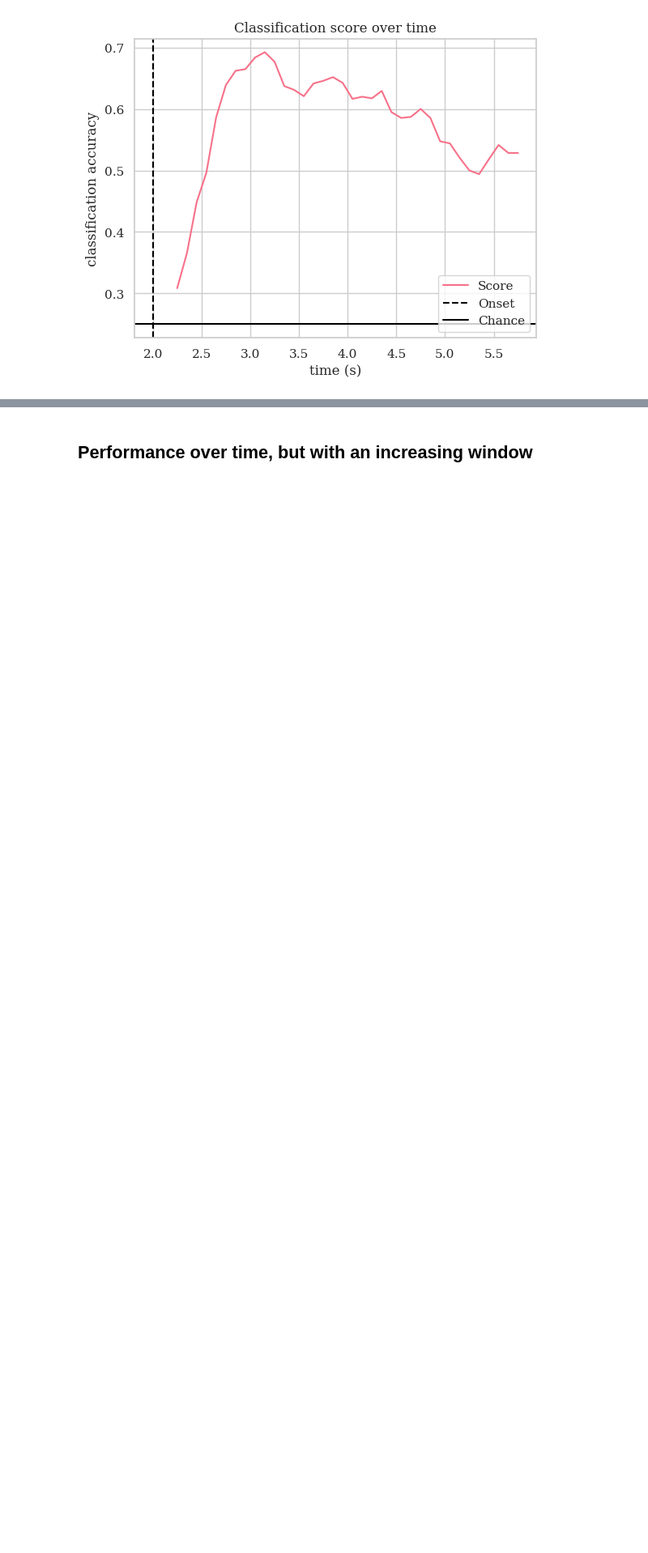
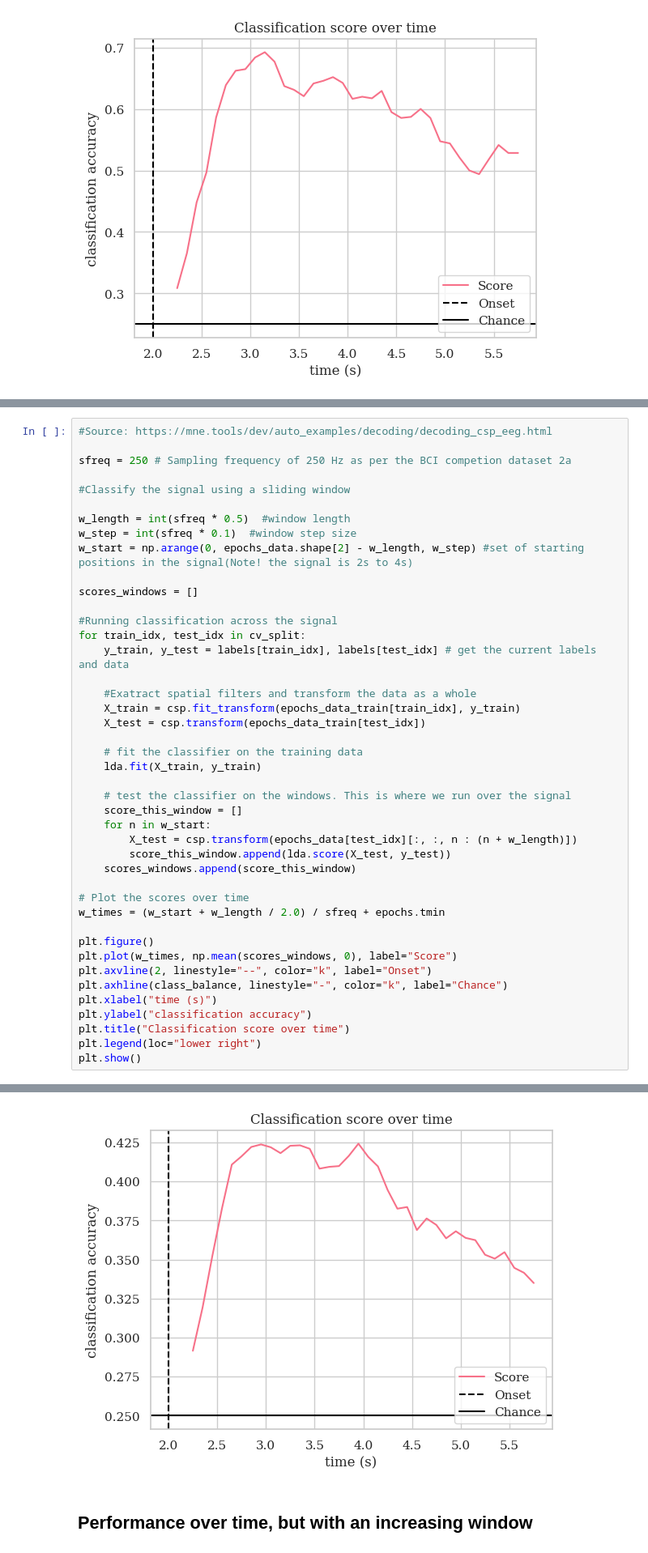
Before and after one commit to MaxXassan/Confidence-based-Early-Classification-for-Motor-Imagery-BCI, a Jupyter notebook: notebooks/eeg_decoding_accuracy.ipynb, the cells around one changed output, grey strips where cells are left out. Shown: that part at 81% size. Cells and saved outputs as stored; diff of their text form; blank space fills up the shorter version.

```diff
--- a/notebooks/eeg_decoding_accuracy.ipynb
+++ b/notebooks/eeg_decoding_accuracy.ipynb
@@ -214,0 +242,44 @@ Done.
+# %%
+#Source: https://mne.tools/dev/auto_examples/decoding/decoding_csp_eeg.html
+
+sfreq = 250 # Sampling frequency of 250 Hz as per the BCI competion dataset 2a
+
+#Classify the signal using a sliding window
+
+w_length = int(sfreq * 0.5)  #window length
+w_step = int(sfreq * 0.1)  #window step size
+w_start = np.arange(0, epochs_data.shape[2] - w_length, w_step) #set of starting positions in the signal(Note! the signal is 2s to 4s)
+
+scores_windows = []
+
+#Running classification across the signal
+for train_idx, test_idx in cv_split:
+    y_train, y_test = labels[train_idx], labels[test_idx] # get the current labels and data
+
+    #Exatract spatial filters and transform the data as a whole
+    X_train = csp.fit_transform(epochs_data_train[train_idx], y_train)
+    X_test = csp.transform(epochs_data_train[test_idx])
+
+    # fit the classifier on the training data
+    lda.fit(X_train, y_train)
+
+    # test the classifier on the windows. This is where we run over the signal
+    score_this_window = []
+    for n in w_start:
+        X_test = csp.transform(epochs_data[test_idx][:, :, n : (n + w_length)])
+        score_this_window.append(lda.score(X_test, y_test))
+    scores_windows.append(score_this_window)
+
+# Plot the scores over time
+w_times = (w_start + w_length / 2.0) / sfreq + epochs.tmin
+
+plt.figure()
+plt.plot(w_times, np.mean(scores_windows, 0), label="Score")
+plt.axvline(2, linestyle="--", color="k", label="Onset")
+plt.axhline(class_balance, linestyle="-", color="k", label="Chance")
+plt.xlabel("time (s)")
+plt.ylabel("classification accuracy")
+plt.title("Classification score over time")
+plt.legend(loc="lower right")
+plt.show()
+# %% [output]
@@ -215,3 +303,4 @@ Done.
+[figure, added]
 # %% [markdown]
 <h2>Performance over time, but with an increasing window
 # %%
```
Also changed, not shown: parts of 6 cells of this notebook, 4 other files.
